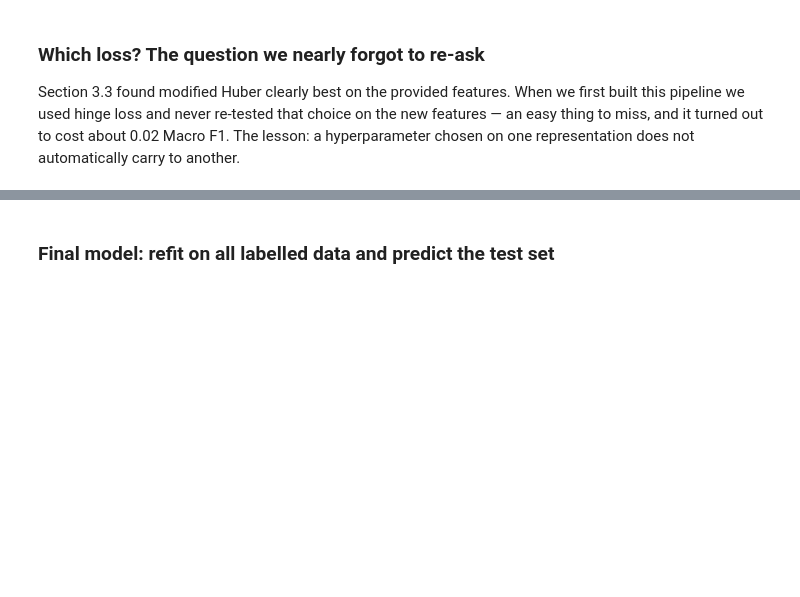
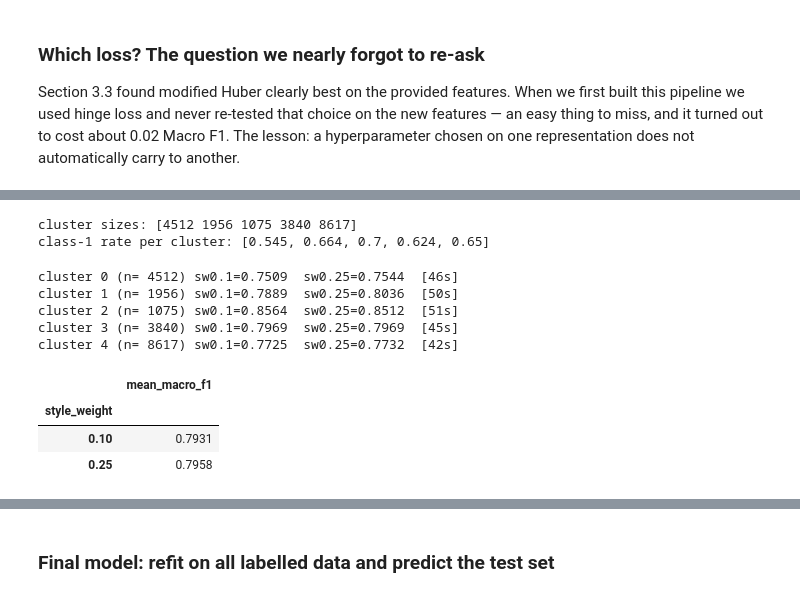
Before and after one commit to lav-22/TheHomiesML, a Jupyter notebook: notebooks/TheHomiesML_Final_Submission.ipynb, the cells around one changed output, grey strips where cells are left out. Saved outputs shown, nothing was run; the diff lists cells and outputs as text; code cells hidden in the pictures; blank space fills up the shorter version.

```diff
--- a/notebooks/TheHomiesML_Final_Submission.ipynb
+++ b/notebooks/TheHomiesML_Final_Submission.ipynb
@@ -1479,0 +1502,55 @@ natural cut-off at 0 already.
+# %%
+from sklearn.cluster import KMeans
+
+# k-means on the raw 5000-dimensional L2-normalised rows collapses almost
+# everything into a single cluster, so we reduce to 100 components first
+reduced = PCA(n_components=100, random_state=RANDOM_SEED).fit_transform(X_all)
+clusters = KMeans(n_clusters=5, random_state=RANDOM_SEED, n_init=10).fit_predict(reduced)
+
+print("cluster sizes:", np.bincount(clusters))
+print("class-1 rate per cluster:",
+      [round(float(y_all[clusters == g].mean()), 3) for g in range(5)])
+# %% [output]
+cluster sizes: [4512 1956 1075 3840 8617]
+class-1 rate per cluster: [0.545, 0.664, 0.7, 0.624, 0.65]
+# %%
+shift_rows = []
+for held_out in range(5):
+    tr, va = clusters != held_out, clusters == held_out
+    t0 = time.time()
+
+    fold_vec = ScratchHybridTfidf()
+    tfidf_tr = fold_vec.fit_transform(train_raw.loc[tr, "text"])
+    tfidf_va = fold_vec.transform(train_raw.loc[va, "text"])
+    fold_scaler = ScratchStandardScaler()
+    styles_tr = fold_scaler.fit_transform(style_matrix(train_raw.loc[tr, "text"]))
+    styles_va = fold_scaler.transform(style_matrix(train_raw.loc[va, "text"]))
+
+    for weight in [0.10, 0.25]:
+        w_f, b_f, _, _ = sgd_fit(combine(tfidf_tr, styles_tr, weight), y_all[tr],
+                                 loss="modified_huber", penalty="l2", alpha=1e-5,
+                                 class_weight="balanced", lr=0.5, epochs=60,
+                                 bs=256, random_state=RANDOM_SEED)
+        scores = sgd_decision_function(combine(tfidf_va, styles_va, weight), w_f, b_f)
+        shift_rows.append({
+            "held_out_cluster": held_out, "n_val": int(va.sum()),
+            "style_weight": weight,
+            "macro_f1": calculate_macro_f1(y_all[va], (scores >= 0).astype(int)),
+        })
+    print(f"cluster {held_out} (n={va.sum():>5}) "
+          + "  ".join(f"sw{r['style_weight']}={r['macro_f1']:.4f}"
+                      for r in shift_rows[-2:]) + f"  [{time.time()-t0:.0f}s]")
+
+shift_results = pd.DataFrame(shift_rows)
+shift_results.to_csv(RESULTS_DIR / "task3_shift_validation.csv", index=False)
+display(shift_results.groupby("style_weight")["macro_f1"].mean().round(4).to_frame("mean_macro_f1"))
+# %% [output]
+cluster 0 (n= 4512) sw0.1=0.7509  sw0.25=0.7544  [46s]
+cluster 1 (n= 1956) sw0.1=0.7889  sw0.25=0.8036  [50s]
+cluster 2 (n= 1075) sw0.1=0.8564  sw0.25=0.8512  [51s]
+cluster 3 (n= 3840) sw0.1=0.7969  sw0.25=0.7969  [45s]
+cluster 4 (n= 8617) sw0.1=0.7725  sw0.25=0.7732  [42s]
+|  | mean_macro_f1 |
+| style_weight |  |
+| 0.10 | 0.7931 |
+| 0.25 | 0.7958 |
```
Also changed, not shown: parts of 18 cells of this notebook, 36 other files.
